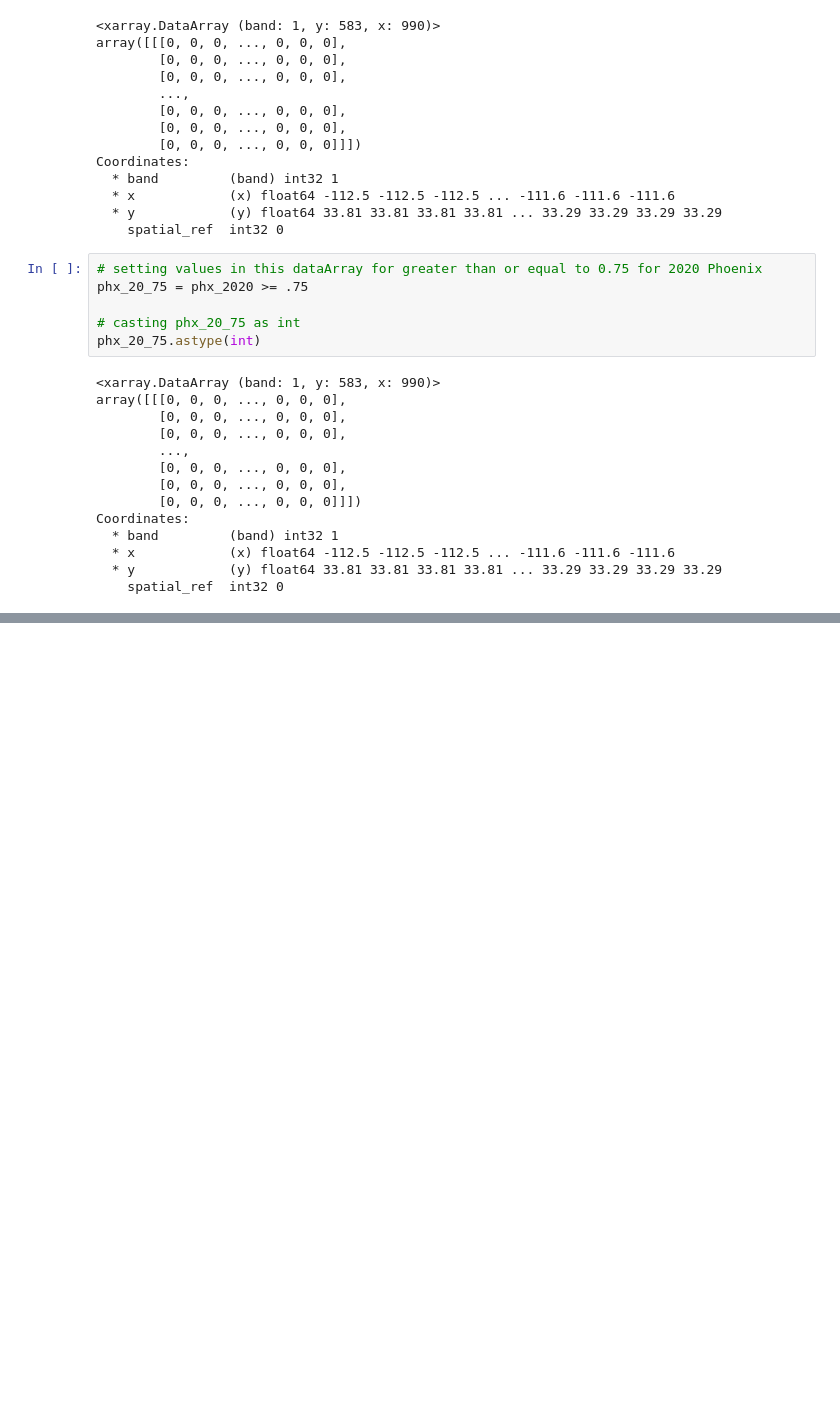
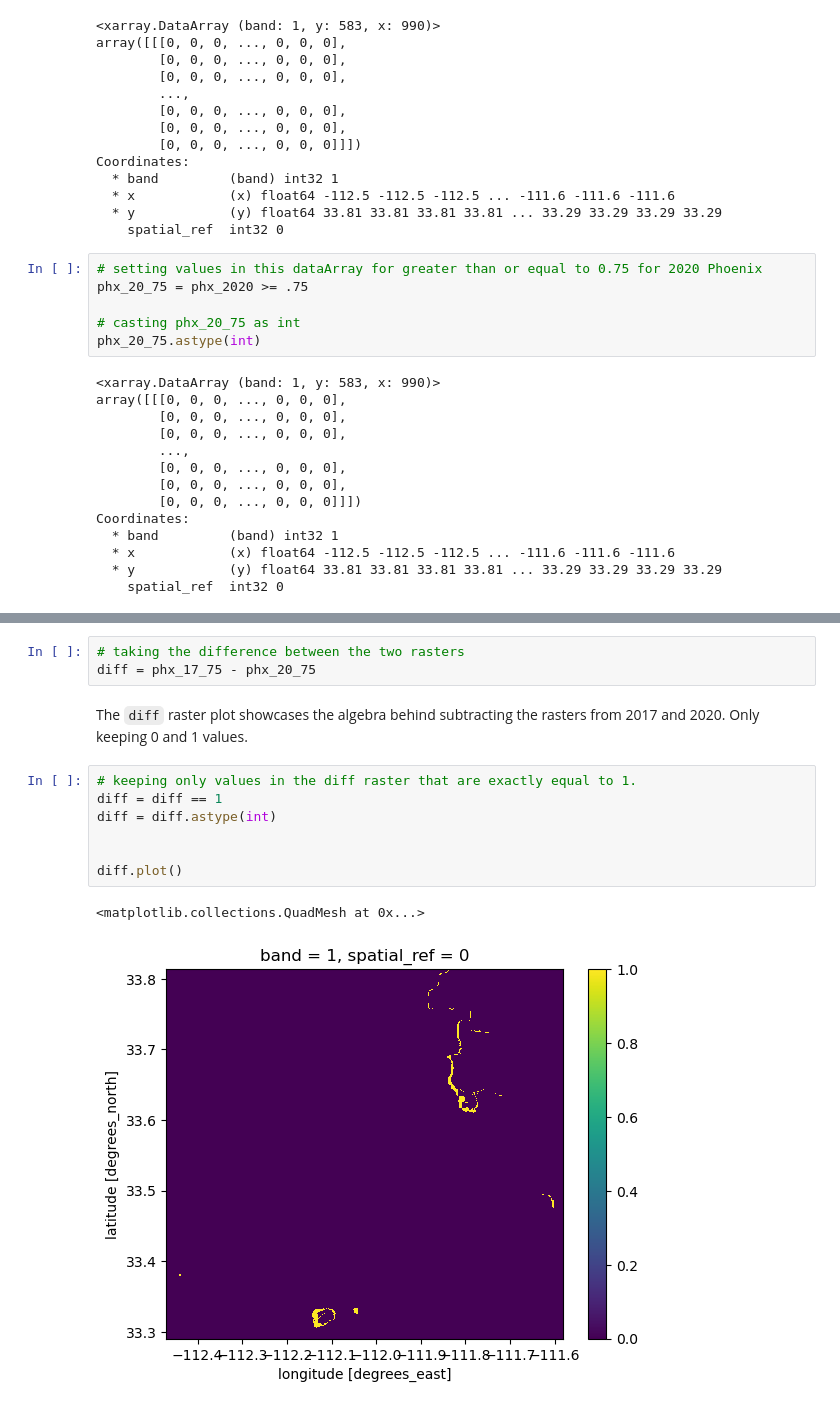
Before and after one commit to mariamkg00/eds-220-bii-phoenix, a Jupyter notebook: biodiversity-phoenix.ipynb, the cells around one changed output, grey strips where cells are left out. Drawn from its saved outputs; the diff is of its cells as text; blank space fills up the shorter version.

```diff
--- a/biodiversity-phoenix.ipynb
+++ b/biodiversity-phoenix.ipynb
@@ -281,0 +301,15 @@ phx_20_75.shape
+# %%
+# taking the difference between the two rasters
+diff = phx_17_75 - phx_20_75
+# %% [markdown]
+The `diff` raster plot showcases the algebra behind subtracting the rasters from 2017 and 2020. Only keeping 0 and 1 values.
+# %%
+# keeping only values in the diff raster that are exactly equal to 1.
+diff = diff == 1
+diff = diff.astype(int)
+
+
+diff.plot()
+# %% [output]
+<matplotlib.collections.QuadMesh at 0x...>
+[figure, added]
```
Also changed, not shown: parts of 4 cells of this notebook.
